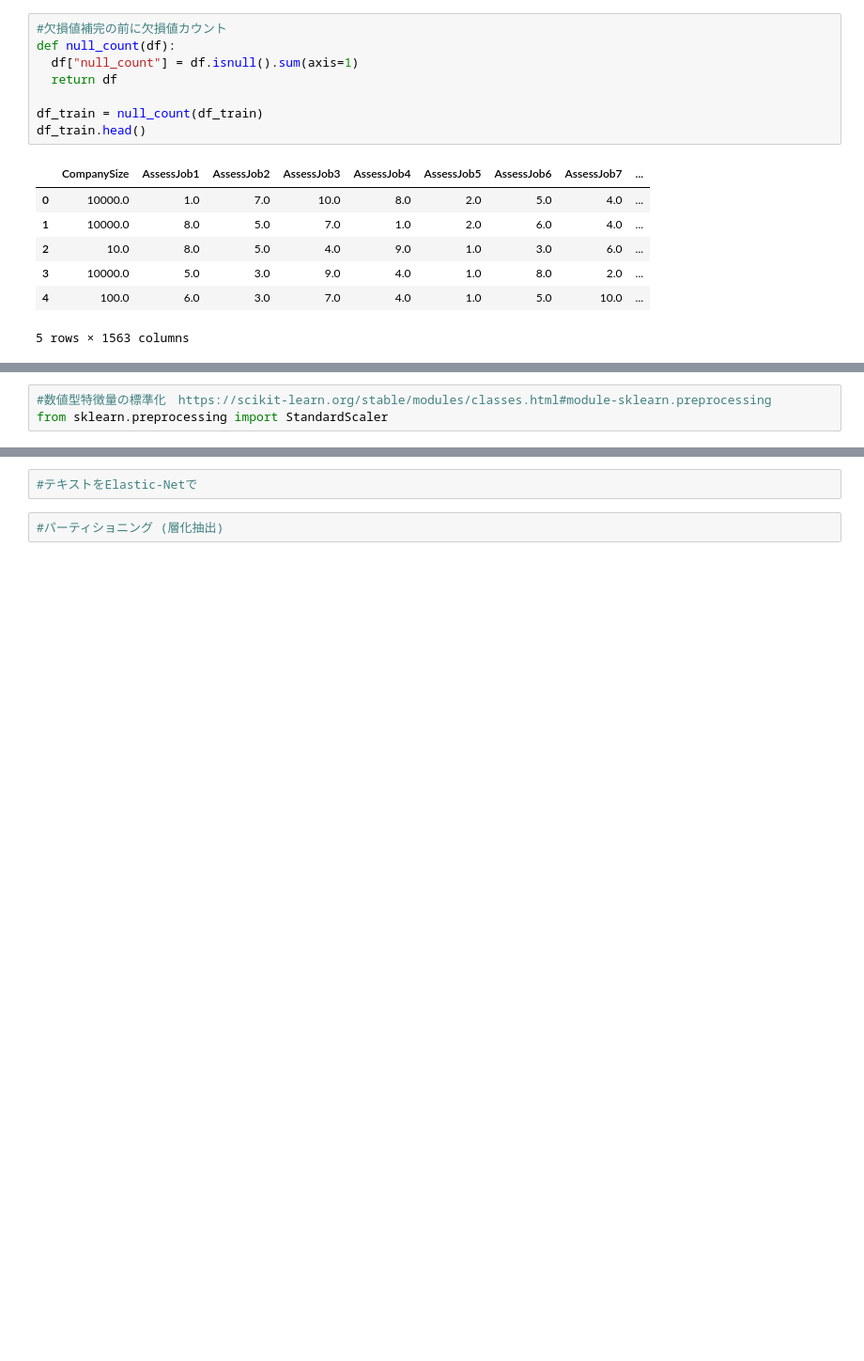
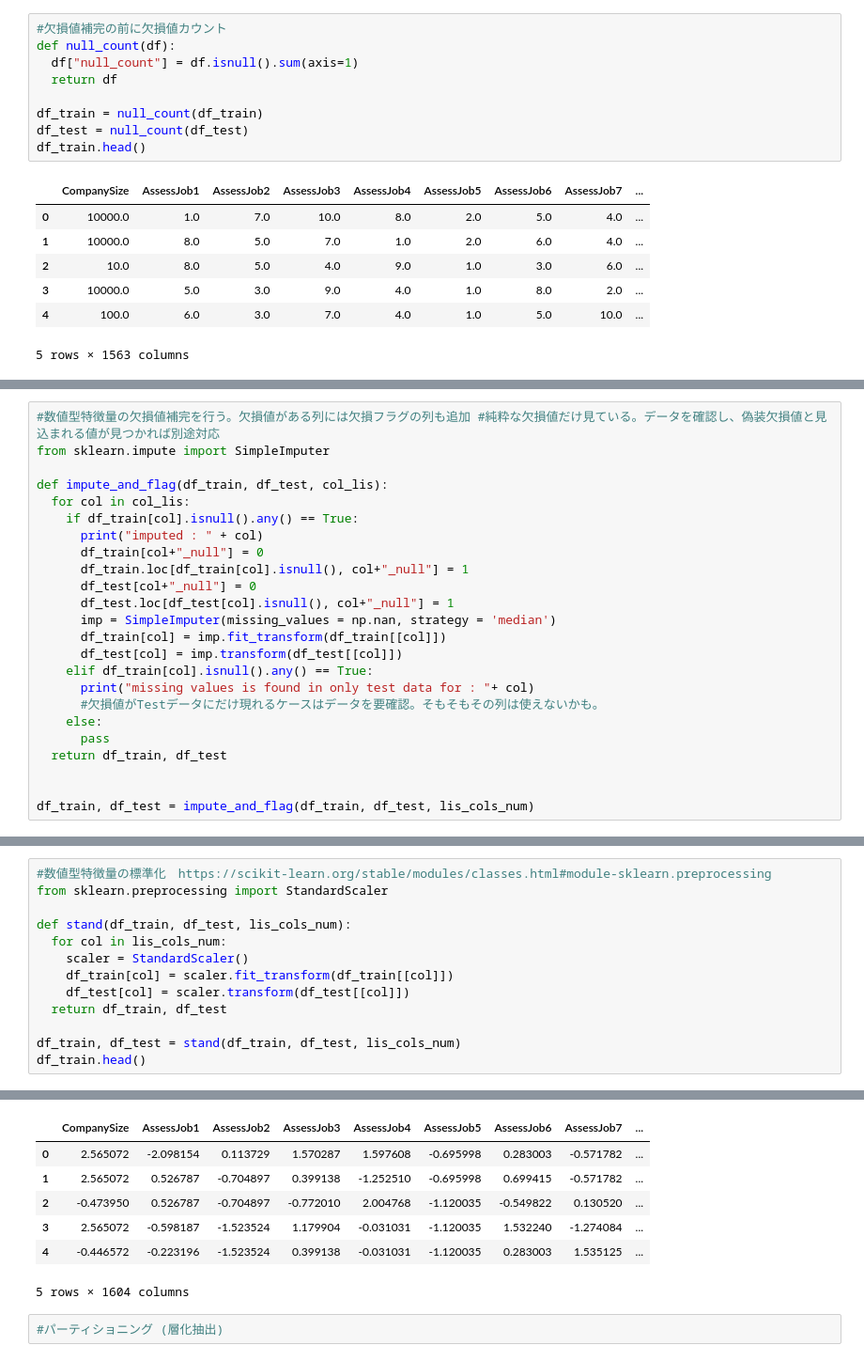
Before and after one commit to lemmingy/My_pipelines, a Jupyter notebook: liner_model.ipynb, the cells around one changed output, grey strips where cells are left out. Shown at 94% size. Drawn from its saved outputs; the diff is of its cells as text; blank space fills up the shorter version.

```diff
--- a/liner_model.ipynb
+++ b/liner_model.ipynb
@@ -329,6 +319,7 @@ def null_count(df):
   return df
 
 df_train = null_count(df_train)
+df_test = null_count(df_test)
 df_train.head()
 # %% [output]
 |  | CompanySize | AssessJob1 | AssessJob2 | AssessJob3 | AssessJob4 | AssessJob5 | AssessJob6 | AssessJob7 | ... |
@@ -342,0 +332,24 @@ df_train.head()
+# %%
+#数値型特徴量の欠損値補完を行う。欠損値がある列には欠損フラグの列も追加 #純粋な欠損値だけ見ている。データを確認し、偽装欠損値と見込まれる値が見つかれば別途対応
+from sklearn.impute import SimpleImputer
+
+def impute_and_flag(df_train, df_test, col_lis):
+  for col in col_lis:
+    if df_train[col].isnull().any() == True:
+      print("imputed : " + col)
+      df_train[col+"_null"] = 0
+      df_train.loc[df_train[col].isnull(), col+"_null"] = 1
+      df_test[col+"_null"] = 0
+      df_test.loc[df_test[col].isnull(), col+"_null"] = 1
+      imp = SimpleImputer(missing_values = np.nan, strategy = 'median')
+      df_train[col] = imp.fit_transform(df_train[[col]])
+      df_test[col] = imp.transform(df_test[[col]])
+    elif df_train[col].isnull().any() == True:
+      print("missing values is found in only test data for : "+ col)
+      #欠損値がTestデータにだけ現れるケースはデータを要確認。そもそもその列は使えないかも。
+    else:
+      pass
+  return df_train, df_test
+
+
+df_train, df_test = impute_and_flag(df_train, df_test, lis_cols_num)
@@ -343,3 +374,14 @@ df_train.head()
 # %%
 #数値型特徴量の標準化　https://scikit-learn.org/stable/modules/classes.html#module-sklearn.preprocessing
 from sklearn.preprocessing import StandardScaler
+
+def stand(df_train, df_test, lis_cols_num):
+  for col in lis_cols_num:
+    scaler = StandardScaler()
+    df_train[col] = scaler.fit_transform(df_train[[col]])
+    df_test[col] = scaler.transform(df_test[[col]])
+  return df_train, df_test
+
+df_train, df_test = stand(df_train, df_test, lis_cols_num)
+df_train.head()
+# %% [output]
@@ -346,4 +405,9 @@ from sklearn.preprocessing import StandardScaler
+|  | CompanySize | AssessJob1 | AssessJob2 | AssessJob3 | AssessJob4 | AssessJob5 | AssessJob6 | AssessJob7 | ... |
+| 0 | 2.565072 | -2.098154 | 0.113729 | 1.570287 | 1.597608 | -0.695998 | 0.283003 | -0.571782 | ... |
+| 1 | 2.565072 | 0.526787 | -0.704897 | 0.399138 | -1.252510 | -0.695998 | 0.699415 | -0.571782 | ... |
+| 2 | -0.473950 | 0.526787 | -0.704897 | -0.772010 | 2.004768 | -1.120035 | -0.549822 | 0.130520 | ... |
+| 3 | 2.565072 | -0.598187 | -1.523524 | 1.179904 | -0.031031 | -1.120035 | 1.532240 | -1.274084 | ... |
+| 4 | -0.446572 | -0.223196 | -1.523524 | 0.399138 | -0.031031 | -1.120035 | 0.283003 | 1.535125 | ... |
+5 rows × 1604 columns
-# %%
-#テキストをElastic-Netで
 # %%
 #パーティショニング (層化抽出)
```
Also changed, not shown: parts of 10 cells of this notebook.
